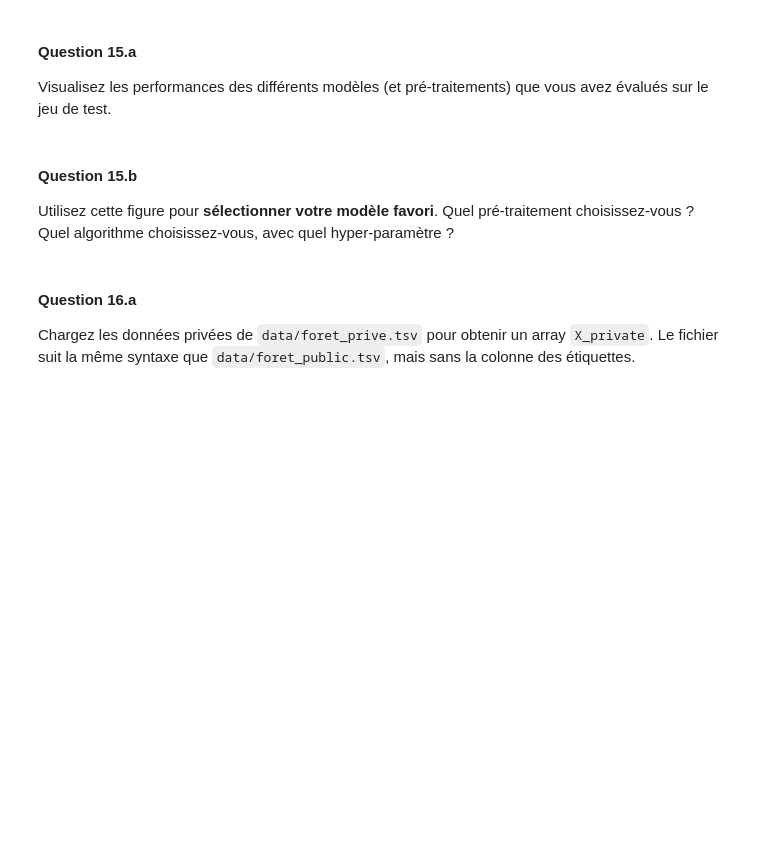
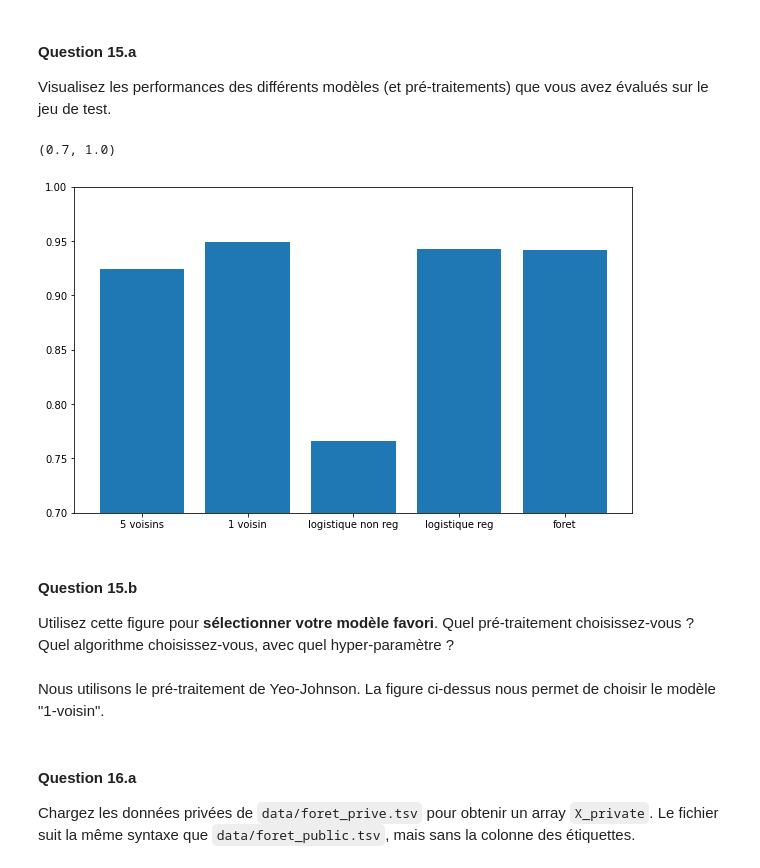
Before and after one commit to 20serieys/projet_donnees, a Jupyter notebook: Projet.ipynb, the cells around one changed output. Saved outputs shown, nothing was run; the diff lists cells and outputs as text; code cells hidden in the pictures; blank space fills up the shorter version.

```diff
--- a/Projet.ipynb
+++ b/Projet.ipynb
@@ -356,3 +370,16 @@ Le F_score obtenu à la question précédente est assez faible
 # %% [markdown]
 #### Question 13.a
 Déterminez par validation croisée une valeur optimale du coefficient de régularisation d'une régression logistique avec régularisation ridge.
+# %%
+pred_logistique = LogisticRegression(penalty = 'l2', max_iter = 1000)
+nb_folds = 5
+reg_list = [1/(i+1) for i in range(100)]
+tuned_parameters = [{'C': reg_list}]
+
+
+grille = GridSearchCV(pred_logistique, tuned_parameters, cv=nb_folds, refit=True, scoring='f1',verbose = 3)
+grille.fit(X_train, y_train)
+#scores = grille.cv_results_['mean_test_score']
+#scores_std = grille.cv_results_['std_test_score']
+
+grille.best_estimator_
@@ -359,3 +405,9 @@ Déterminez par validation croisée une valeur optimale du coefficient de régul
 # %% [markdown]
 #### Question 13.b
 Quel est le F-score, sur le jeu de test, d'une régression logistique avec régularisation ridge et ce coefficient de régularisation optimal, entraînée sur le jeu d'entraînement ?
+# %%
+meilleur_f = grid.best_score_
+print(meilleur_f)
+
+dict_modeles['logistique reg'] = meilleur_f
+print(dict_modeles)
@@ -370,3 +425,16 @@ Entraînez une forêt aléatoire sur le jeu d'entraînement et évaluez son F-sc
 __Conseils :__
 * Vous trouverez les outils nécessaires dans la classe `RandomForestClassifier` du module `ensemble` de `scikit-learn`.
 * Choisissez le nombre d'arbres par validation croisée.
+# %%
+from sklearn.ensemble import RandomForestClassifier
+import numpy as np
+
+pred_foret = RandomForestClassifier()
+nb_arbres = np.arange(250,350,10)
+tuned_parameters = [{'n_estimators': nb_arbres}]
+nb_folds = 5
+
+grille = GridSearchCV(pred_foret, tuned_parameters, cv=nb_folds, refit=True, verbose = 3, scoring='f1')
+grille.fit(X_train, y_train)
+
+grille.best_estimator_
@@ -372,0 +460,6 @@ __Conseils :__
+# %%
+prediction = grille.best_estimator_.predict(X_test)
+f_score = metrics.f1_score(y_test, prediction)
+print(f_score)
+
+dict_modeles['foret'] = f_score
@@ -375,9 +470,19 @@ __Conseils :__
 # %% [markdown]
 #### Question 15.a
 Visualisez les performances des différents modèles (et pré-traitements) que vous avez évalués sur le jeu de test.
+# %%
+plt.figure(figsize = (10, 6))
+plt.bar(range(len(dict_modeles.values())), dict_modeles.values(), tick_label=list(dict_modeles.keys()))
+plt.ylim((0.7, 1.0))
+# %% [output]
+(0.7, 1.0)
+[figure, added]
 # %% [markdown]
 #### Question 15.b
 Utilisez cette figure pour __sélectionner votre modèle favori__. Quel pré-traitement choisissez-vous ? Quel algorithme choisissez-vous, avec quel hyper-paramètre ?
+# %% [markdown]
+Nous utilisons le pré-traitement de Yeo-Johnson.
+La figure ci-dessus nous permet de choisir le modèle "1-voisin".
 # %% [markdown]
 #### Question 16.a
 Chargez les données privées de `data/foret_prive.tsv` pour obtenir un array `X_private`. Le fichier suit la même syntaxe que `data/foret_public.tsv`, mais sans la colonne des étiquettes.
```
Also changed, not shown: parts of 14 cells of this notebook.
